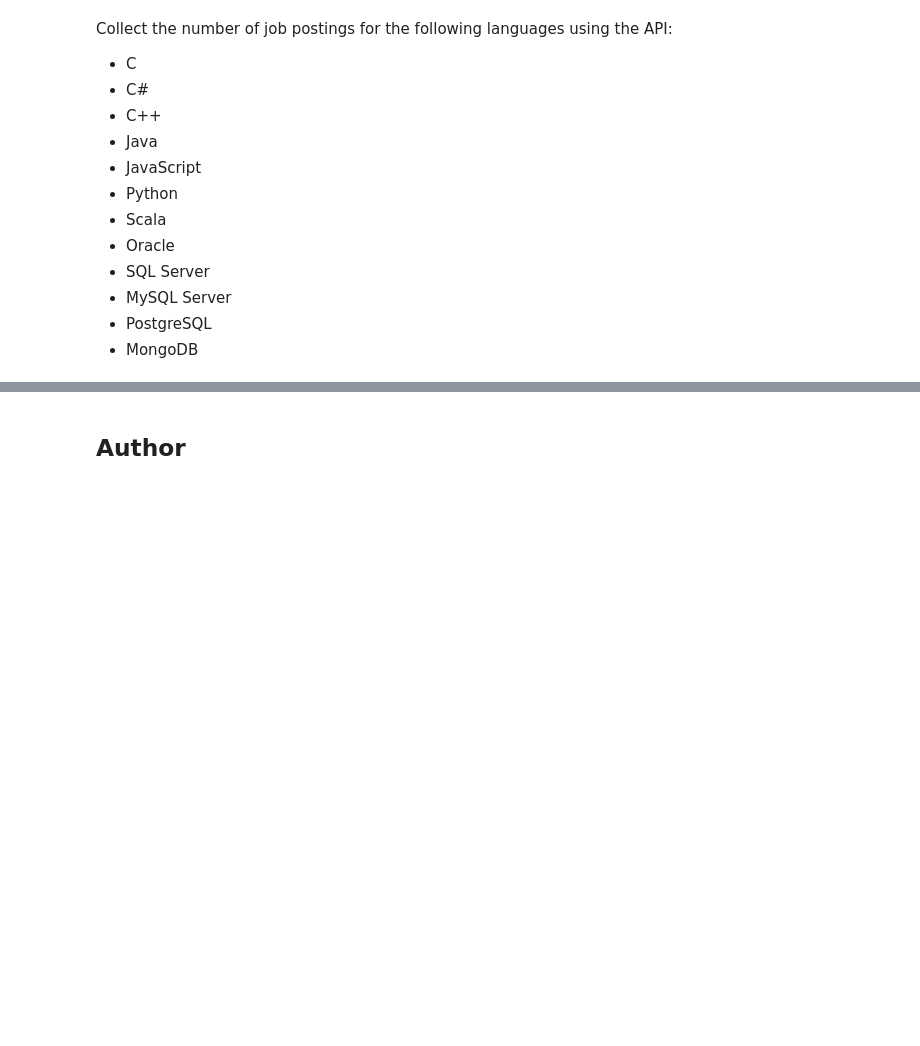
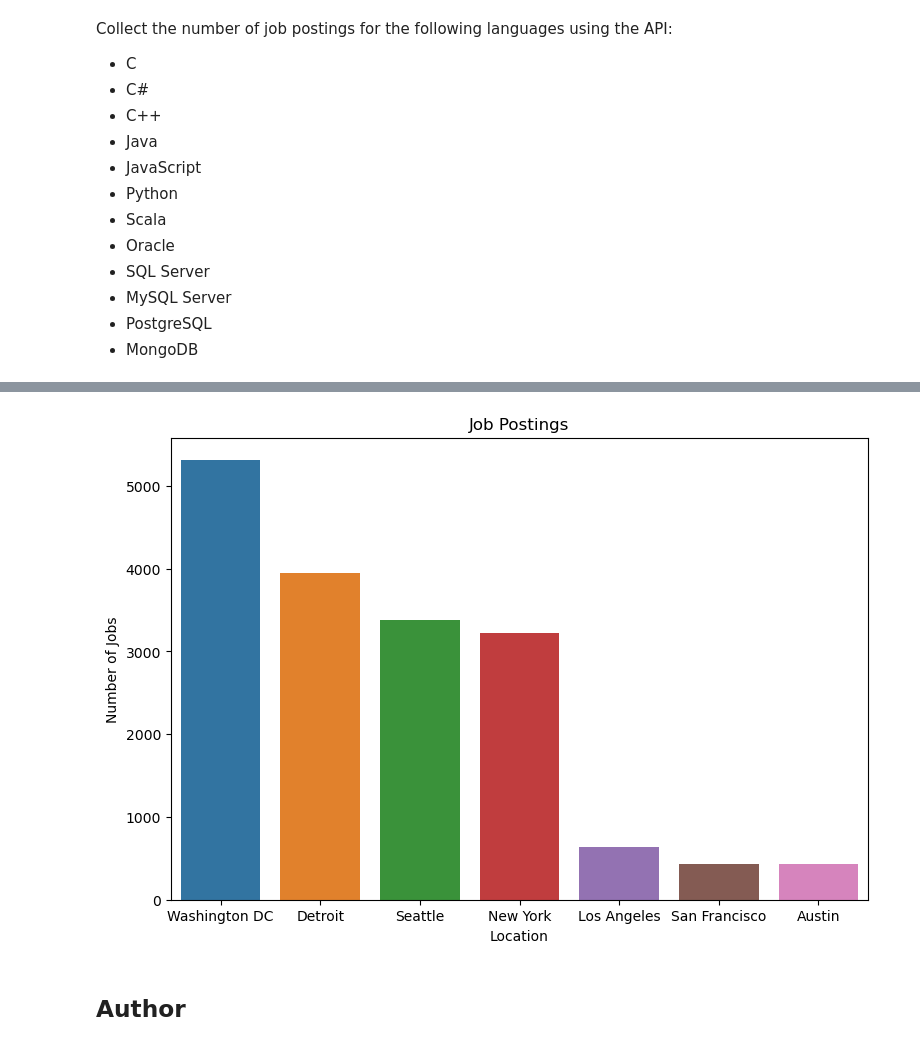
Before and after one commit to kemikupie/IBM-Data-Analyst-Capstone-Project, a Jupyter notebook: Hands-on Lab 2: Collecting Data Using APIs.ipynb, the cells around one changed output, grey strips where cells are left out. Saved outputs shown, nothing was run; the diff lists cells and outputs as text; code cells hidden in the pictures; blank space fills up the shorter version.

```diff
--- a/Hands-on Lab 2: Collecting Data Using APIs.ipynb
+++ b/Hands-on Lab 2: Collecting Data Using APIs.ipynb
@@ -273,3 +273,6 @@ for i in range(len(languages)):
 
 wb2.save('job-postings-languages Collected from API.xlsx')
 wb2.close()
+# %%
+job_posting_api=pd.read_excel('job-postings Collected from API.xlsx').sort_values(by='Number of Jobs', axis=0, ascending=False, kind='quicksort', ignore_index=True)
+job_posting_api
@@ -276,3 +288,15 @@ wb2.close()
+# %%
+import seaborn as sns
+import matplotlib.pyplot as plt
+
+plt.rcParams['figure.figsize'] = [9, 6]
+
+sns.barplot(data = job_posting_api, y = 'Number of Jobs', x = 'Location')
+plt.title('Job Postings')
+
+plt.show()
+# %% [output]
+[figure, added]
 # %% [markdown]
 ## Author
 # %% [markdown]
```
Also changed, not shown: parts of 1 cell of this notebook.
